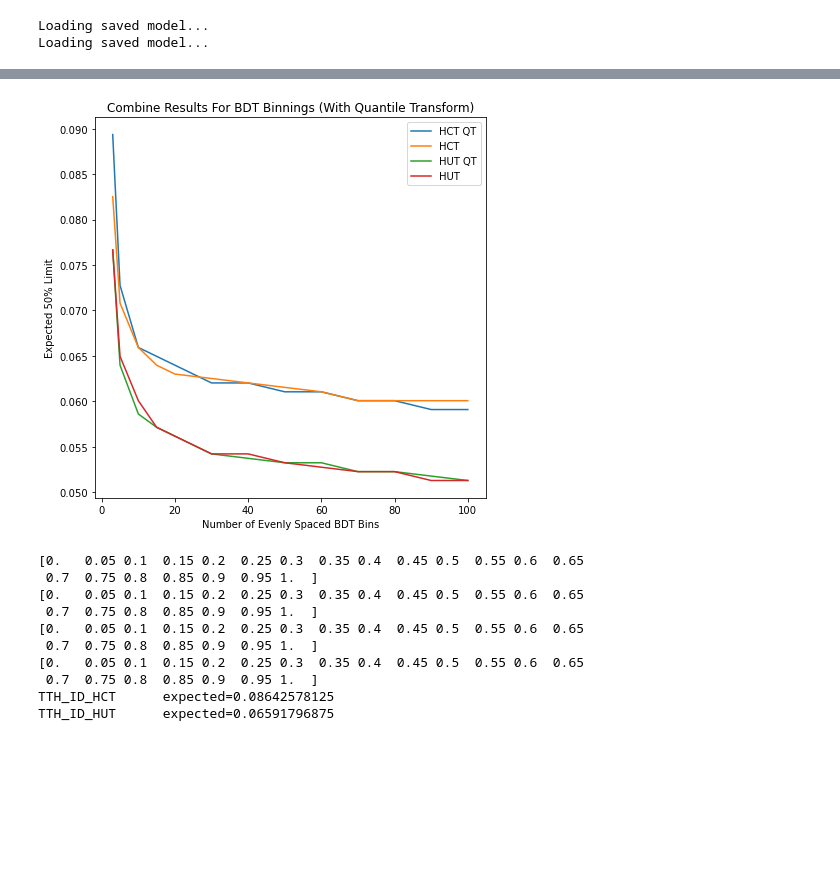
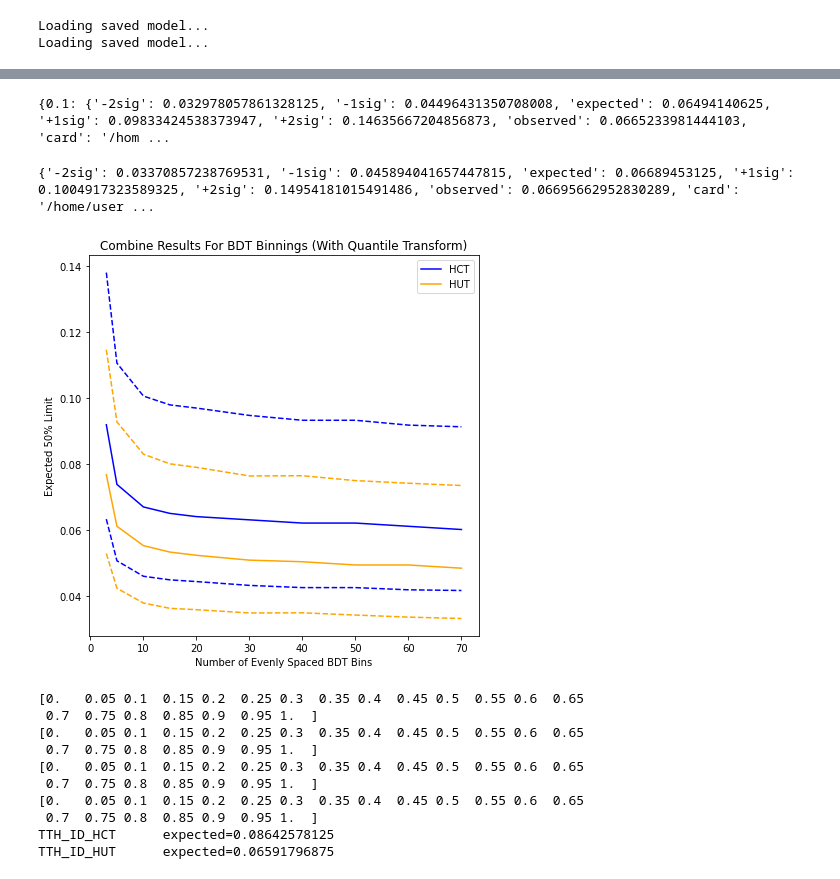
Before and after one commit to danbarto/tW_scattering, a Jupyter notebook: notebooks/BDT_analysis.ipynb, the cells around one changed output, grey strips where cells are left out. Drawn from its saved outputs; the diff is of its cells as text; code cells hidden in the pictures; blank space fills up the shorter version.

```diff
--- a/notebooks/BDT_analysis.ipynb
+++ b/notebooks/BDT_analysis.ipynb
@@ -172,14 +179,16 @@ class combine_result:
         self.standard_result = {}
         self.from_pandas = from_pandas
 
-    def get_limits(self, bin_spacing, QT=True, verbose=False, dir_label="all_features"):
+    def get_limits(self, bin_spacing, QT=True, verbose=False, dir_label="all_features", bdt_bins=[]):
+        if len(bdt_bins)==0:
+            bdt_bins = np.linspace(0, 1, bin_spacing+1)
         if not self.from_pandas:
             for y in [2016, 2017, 2018]:
                 #data_dir = self.base_data_dir + "{}/data_driven/".format(y) JES is in a MC directory
                 data_dir = self.base_data_dir + "{}/MC/".format(y)
                 JES_up = self.JES_up_dir + "{}/MC/".format(y)
                 JES_down = self.JES_down_dir + "{}/MC/".format(y)
-                self.bdt.gen_datacard(self.sig_type, y, [data_dir], quantile_transform=QT, data_driven=True, plot=False, BDT_bins=np.linspace(0, 1, bin_spacing+1),
+                self.bdt.gen_datacard(self.sig_type, y, [data_dir], quantile_transform=QT, data_driven=True, plot=False, BDT_bins=bdt_bins,
                                       flag_tmp_directory=True, dir_label=dir_label, systematics=True, JES_dirs=([JES_up], [JES_down]))
                 #self.bdt.gen_datacards(data_dir, y, quantile_transform=True, data_driven=True, BDT_bins=np.linspace(0, 1, bin_spacing+1), flag_tmp_directory=True, plot=False)
             bdt_basedir = "{0}/{1}/datacards/tmp/{2}/".format(self.bdt.out_base_dir, self.bdt.label, dir_label)
@@ -201,7 +210,7 @@ class combine_result:
             return res
         elif self.from_pandas:
             self.bdt.gen_datacard(self.sig_type, 2018, [self.base_data_dir], quantile_transform=QT, data_driven=False, plot=False,
-                                  BDT_bins=np.linspace(0, 1, bin_spacing+1), flag_tmp_directory=True, dir_label=dir_label, from_pandas=True)
+                                  BDT_bins=bdt_bins, flag_tmp_directory=True, dir_label=dir_label, from_pandas=True)
             bdt_basedir = "{0}/{1}/datacards/tmp/{2}/".format(self.bdt.out_base_dir, self.bdt.label, dir_label)
             card_path = "{0}{1}/datacard_{1}_2018".format(bdt_basedir, self.sig_type)
             if QT:
@@ -226,6 +235,18 @@ JES_down_basedir = "/home/users/cmcmahon/fcnc/ana/analysis/helpers/BDT/babies/va
 hct_result = combine_result(HCT, "HCT", base_data_dir=JES_basedir, JES_up_dir=JES_up_basedir, JES_down_dir=JES_down_basedir)
 hut_result = combine_result(HUT, "HUT", base_data_dir=JES_basedir, JES_up_dir=JES_up_basedir, JES_down_dir=JES_down_basedir)
 
-for b in num_bins:
-    hct_result.get_limits(b, QT=True, verbose=True)
-    hut_result.get_limits(b, QT=True, verbose=True)
+# for b in num_bins:
+#     hct_result.get_limits(b, QT=True, verbose=True)
+#     hut_result.get_limits(b, QT=True, verbose=True)
+# %%
+JES_basedir = "/home/users/cmcmahon/fcnc/ana/analysis/helpers/BDT/babies/variations/JES_central/"
+JES_up_basedir = "/home/users/cmcmahon/fcnc/ana/analysis/helpers/BDT/babies/variations/JES_up/"
+JES_down_basedir = "/home/users/cmcmahon/fcnc/ana/analysis/helpers/BDT/babies/variations/JES_down/"
+hct_result = combine_result(HCT, "HCT", base_data_dir=JES_basedir, JES_up_dir=JES_up_basedir, JES_down_dir=JES_down_basedir)
+hut_result = combine_result(HUT, "HUT", base_data_dir=JES_basedir, JES_up_dir=JES_up_basedir, JES_down_dir=JES_down_basedir)
+low_bin_cutoffs = np.linspace(0.1, 0.8, 20)
+for cutoff in low_bin_cutoffs:
+    remaining_bins = np.linspace(cutoff, 1, 21)
+    bins = np.insert(remaining_bins, 0, 0)
+    hct_result.get_limits(cutoff, QT=True, verbose=True, bdt_bins=bins)
+    hut_result.get_limits(cutoff, QT=True, verbose=True, bdt_bins=bins)
@@ -232,23 +289,34 @@ for b in num_bins:
+# %%
+print(hct_result.QT_result)
+# %% [output]
+{0.1: {'-2sig': 0.032978057861328125, '-1sig': 0.04496431350708008, 'expected': 0.06494140625, '+1sig': 0.09833424538373947, '+2sig': 0.14635667204856873, 'observed': 0.0665233981444103, 'card': '/hom ...
 # %%
-plot_results = [3, 5, 10, 15, 20, 30, 40, 50, 60, 70, 80, 90, 100, 110]
+plot_results = [3, 5, 10, 15, 20, 30, 40, 50, 60, 70]#, 80, 90, 100, 110]
+print(hct_result.QT_result[10])
 plt.figure("combine results", figsize=(7,7))
 for res in [hct_result, hut_result]:
     lims = [res.QT_result[b]["expected"] for b in plot_results]
     #print(lims)
-    plt.plot(plot_results, lims, label=res.sig_type + " QT")
-    lims2 = [res.standard_result[b]["expected"] for b in plot_results]
-    plt.plot(plot_results, lims2, label=res.sig_type)
-    #bdt_basedir = "{0}/{1}/datacards/".format(res.bdt.out_base_dir, res.bdt.label)
+    if res.sig_type=="HCT":
+        col = "blue"
+    elif res.sig_type=="HUT":
+        col = "orange"
+    plus_1sig = [res.QT_result[b]["+1sig"] for b in plot_results]
+    minus_1sig = [res.QT_result[b]["-1sig"] for b in plot_results]
+    plt.plot(plot_results, lims, label=res.sig_type, color=col)
+    plt.plot(plot_results, plus_1sig, "--", color=col)
+    plt.plot(plot_results, minus_1sig, "--", color=col)
 
 plt.title("Combine Results For BDT Binnings (With Quantile Transform)")
 plt.xlabel("Number of Evenly Spaced BDT Bins")
 plt.ylabel("Expected 50% Limit")
 plt.legend()
 #plt.ylim(0.04, 0.6)
 plt.draw()
 plt.savefig("/home/users/cmcmahon/public_html/BDT/combine_limit_results.pdf")
 # %% [output]
+{'-2sig': 0.03370857238769531, '-1sig': 0.045894041657447815, 'expected': 0.06689453125, '+1sig': 0.1004917323589325, '+2sig': 0.14954181015491486, 'observed': 0.06695662952830289, 'card': '/home/user ...
-[figure, old version]
+[figure, new version]
 # %%
 flag_gen_datacards = True
 if flag_gen_datacards:
```
Also changed, not shown: parts of 4 cells of this notebook, 3 other files.
